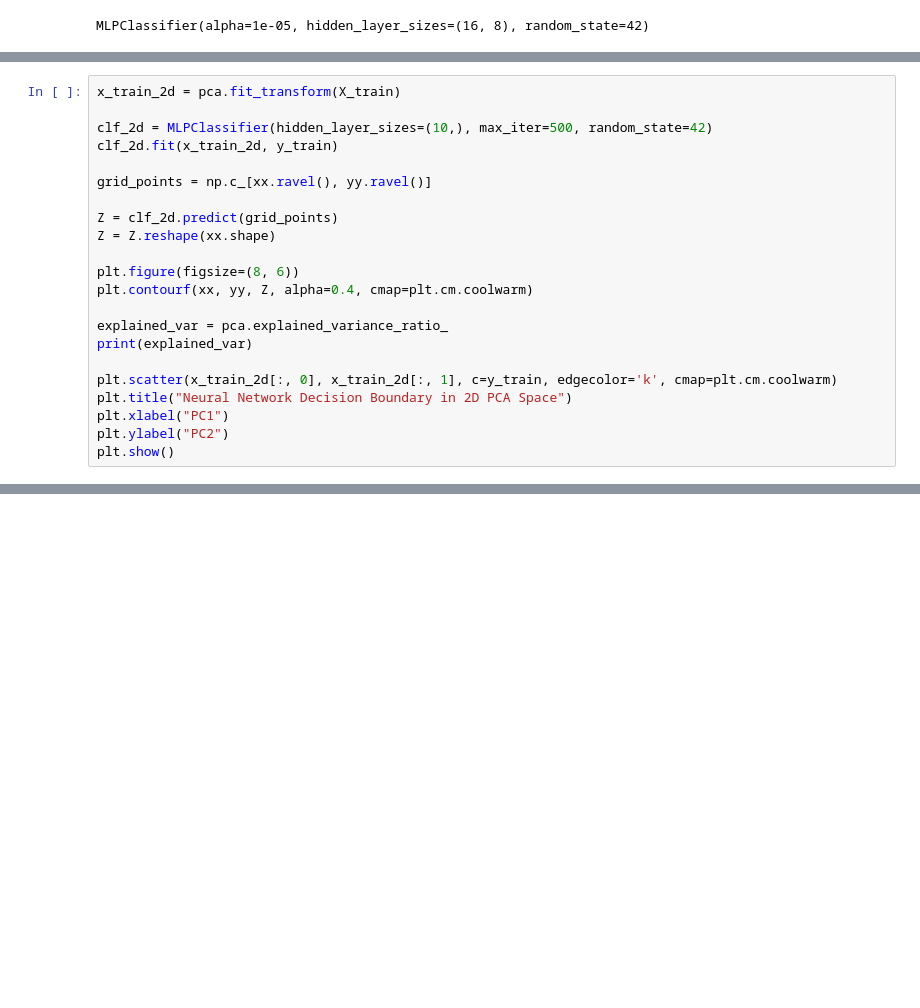
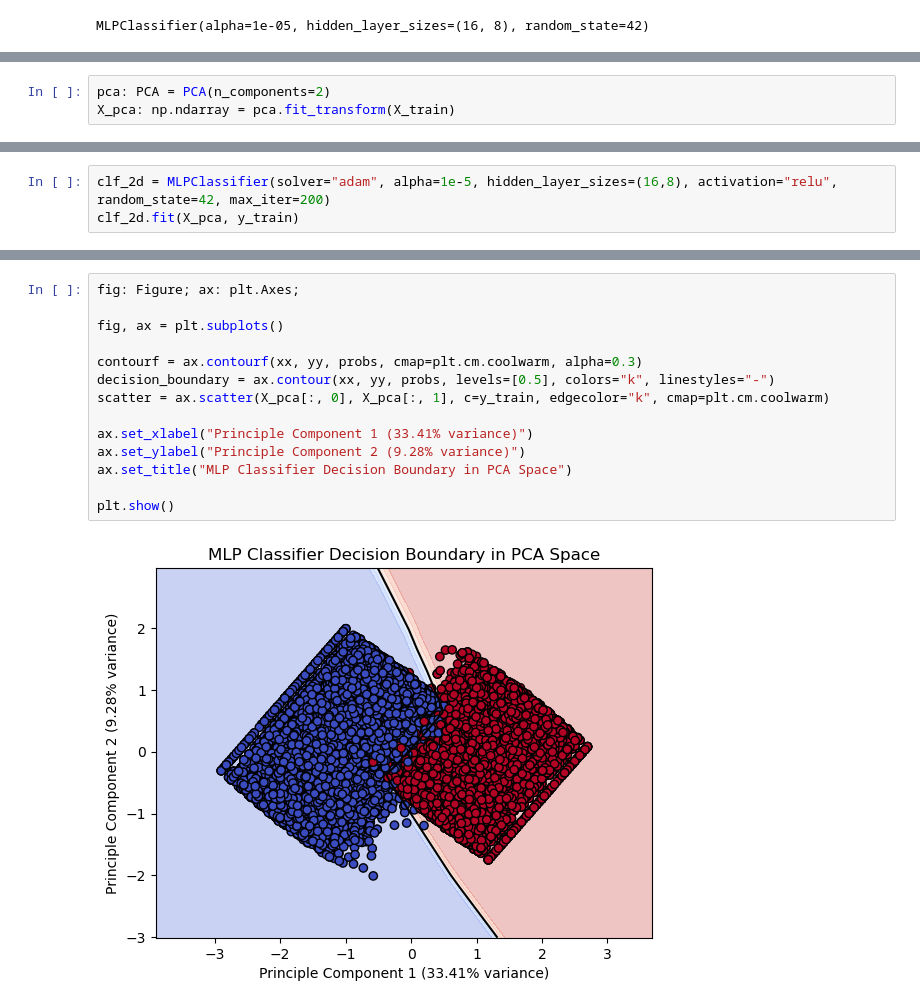
Before and after one commit to jkama4/project_ml, a Jupyter notebook: models/neural_network_file.ipynb, the cells around one changed output, grey strips where cells are left out. Saved outputs shown, nothing was run; the diff lists cells and outputs as text; blank space fills up the shorter version.

Commit message:
final version of neural network

```diff
--- a/models/neural_network_file.ipynb
+++ b/models/neural_network_file.ipynb
@@ -72,0 +84,3 @@ weighted avg       0.99      0.99      0.99     14000
+# %%
+pca: PCA = PCA(n_components=2)
+X_pca: np.ndarray = pca.fit_transform(X_train)
@@ -72,0 +100,3 @@ weighted avg       0.99      0.99      0.99     14000
+# %%
+clf_2d = MLPClassifier(solver="adam", alpha=1e-5, hidden_layer_sizes=(16,8), activation="relu", random_state=42, max_iter=200)
+clf_2d.fit(X_pca, y_train)
@@ -88,22 +114,0 @@ NameError: name 'PCA' is not defined
-# %%
-x_train_2d = pca.fit_transform(X_train)
-
-clf_2d = MLPClassifier(hidden_layer_sizes=(10,), max_iter=500, random_state=42)
-clf_2d.fit(x_train_2d, y_train)
-
-grid_points = np.c_[xx.ravel(), yy.ravel()]
-
-Z = clf_2d.predict(grid_points)
-Z = Z.reshape(xx.shape)
-
-plt.figure(figsize=(8, 6))
-plt.contourf(xx, yy, Z, alpha=0.4, cmap=plt.cm.coolwarm)
-
-explained_var = pca.explained_variance_ratio_
-print(explained_var)
-
-plt.scatter(x_train_2d[:, 0], x_train_2d[:, 1], c=y_train, edgecolor='k', cmap=plt.cm.coolwarm)
-plt.title("Neural Network Decision Boundary in 2D PCA Space")
-plt.xlabel("PC1")
-plt.ylabel("PC2")
-plt.show()
@@ -168,0 +115,16 @@ Like mentioned earlier, the Neural Network is a squiggle fitting machine, rather
+# %%
+fig: Figure; ax: plt.Axes;
+
+fig, ax = plt.subplots()
+
+contourf = ax.contourf(xx, yy, probs, cmap=plt.cm.coolwarm, alpha=0.3)
+decision_boundary = ax.contour(xx, yy, probs, levels=[0.5], colors="k", linestyles="-")
+scatter = ax.scatter(X_pca[:, 0], X_pca[:, 1], c=y_train, edgecolor="k", cmap=plt.cm.coolwarm)
+
+ax.set_xlabel("Principle Component 1 (33.41% variance)")
+ax.set_ylabel("Principle Component 2 (9.28% variance)")
+ax.set_title("MLP Classifier Decision Boundary in PCA Space")
+
+plt.show()
+# %% [output]
+[figure, added]
```
Also changed, not shown: parts of 12 cells of this notebook, 4 other files.
